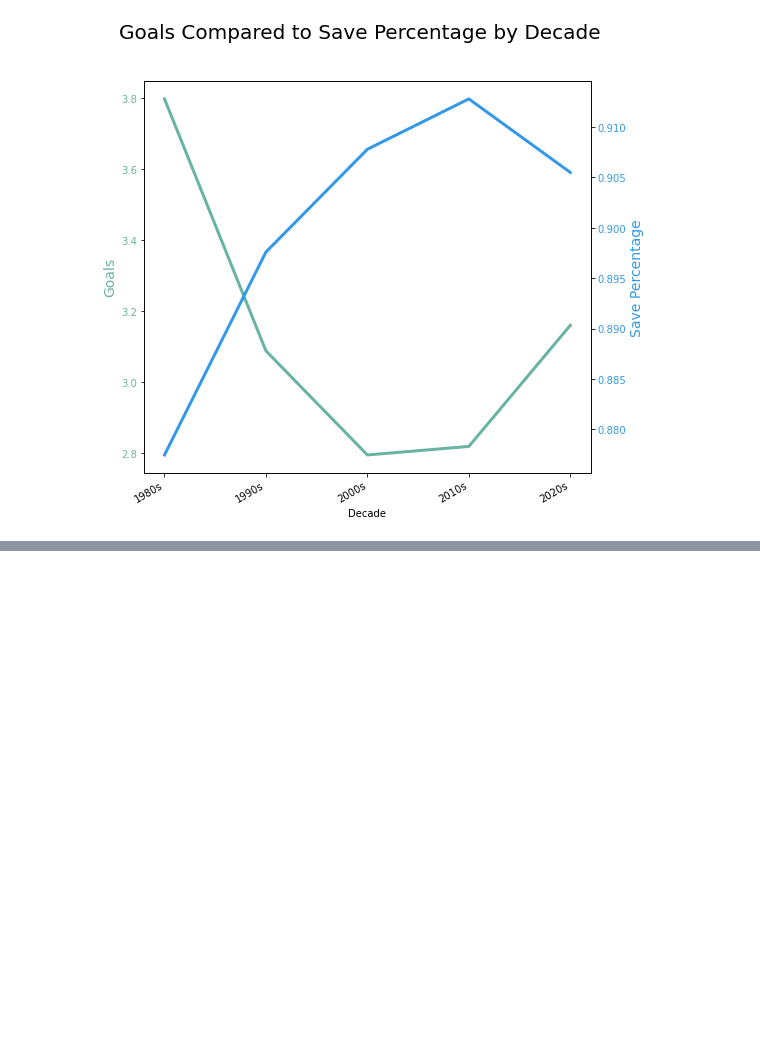
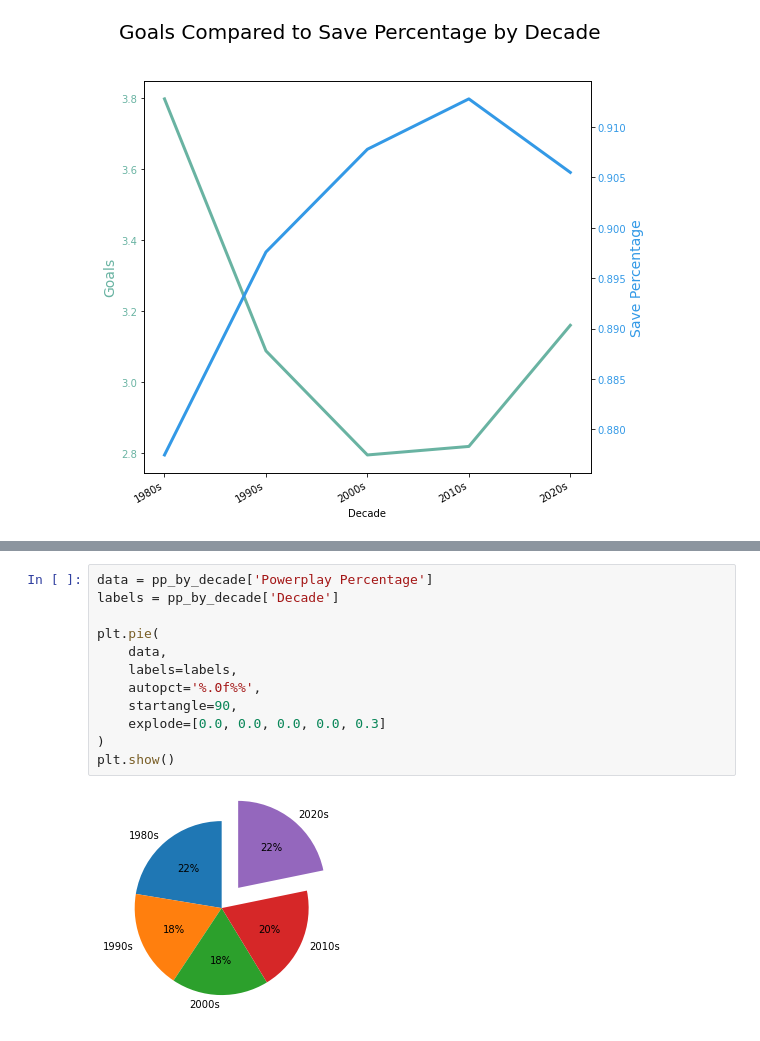
Before and after one commit to kmgreer405/kevin_da8_capstone, a Jupyter notebook: notebooks/capstone.ipynb, the cells around one changed output, grey strips where cells are left out. Saved outputs shown, nothing was run; the diff lists cells and outputs as text; blank space fills up the shorter version.

```diff
--- a/notebooks/capstone.ipynb
+++ b/notebooks/capstone.ipynb
@@ -139,0 +220,14 @@ fig.autofmt_xdate()
+# %%
+data = pp_by_decade['Powerplay Percentage']
+labels = pp_by_decade['Decade']
+
+plt.pie(
+    data,
+    labels=labels,
+    autopct='%.0f%%',
+    startangle=90,
+    explode=[0.0, 0.0, 0.0, 0.0, 0.3]
+)
+plt.show()
+# %% [output]
+[figure, added]
```
Also changed, not shown: parts of 8 cells of this notebook.
